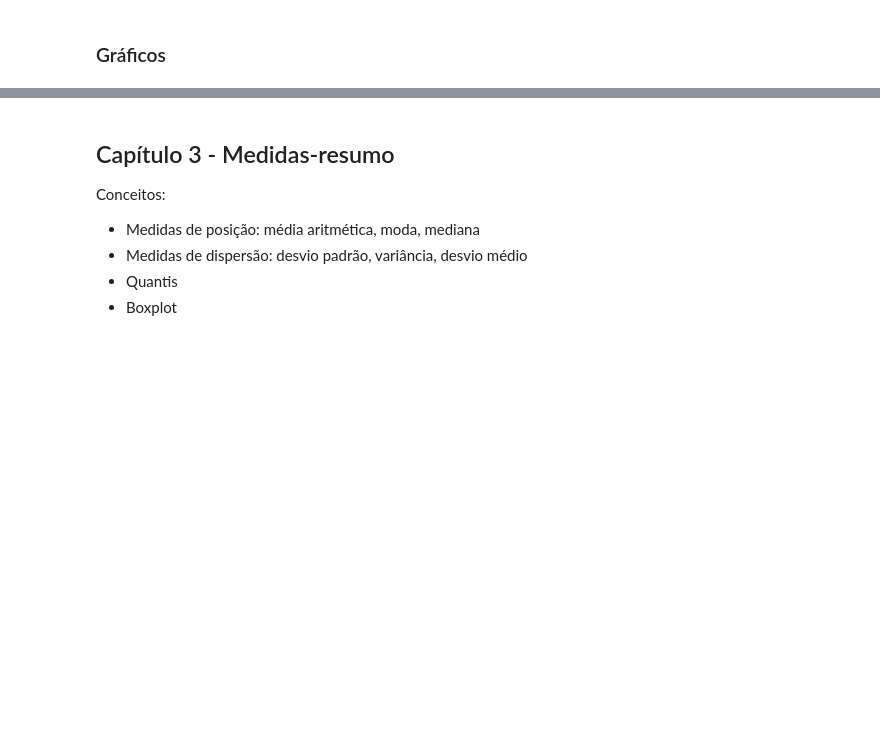
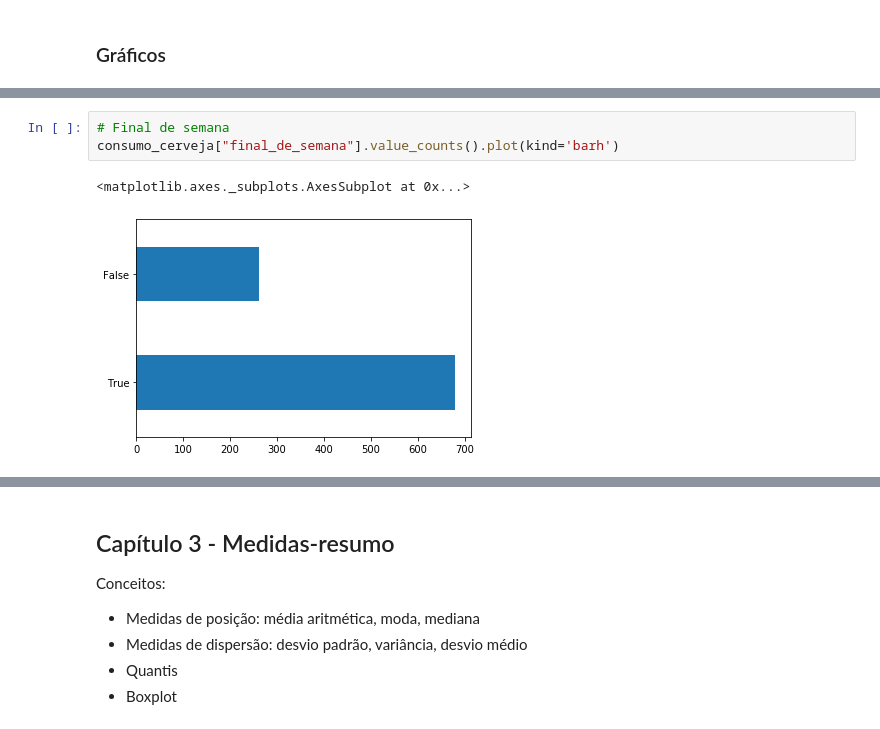
Before and after one commit to beatrizmilz/grupo_estudo_data_science_II, a Jupyter notebook: consumo_cerveja.ipynb, the cells around one changed output, grey strips where cells are left out. Drawn from its saved outputs; the diff is of its cells as text; blank space fills up the shorter version.

```diff
--- a/consumo_cerveja.ipynb
+++ b/consumo_cerveja.ipynb
@@ -308 +333,7 @@ pd.DataFrame({"Frequência":pd.value_counts(
+# %%
+# Final de semana
+consumo_cerveja["final_de_semana"].value_counts().plot(kind='barh')
+# %% [output]
+<matplotlib.axes._subplots.AxesSubplot at 0x...>
+[figure, added]
 # %%
```
Also changed, not shown: parts of 9 cells of this notebook.
